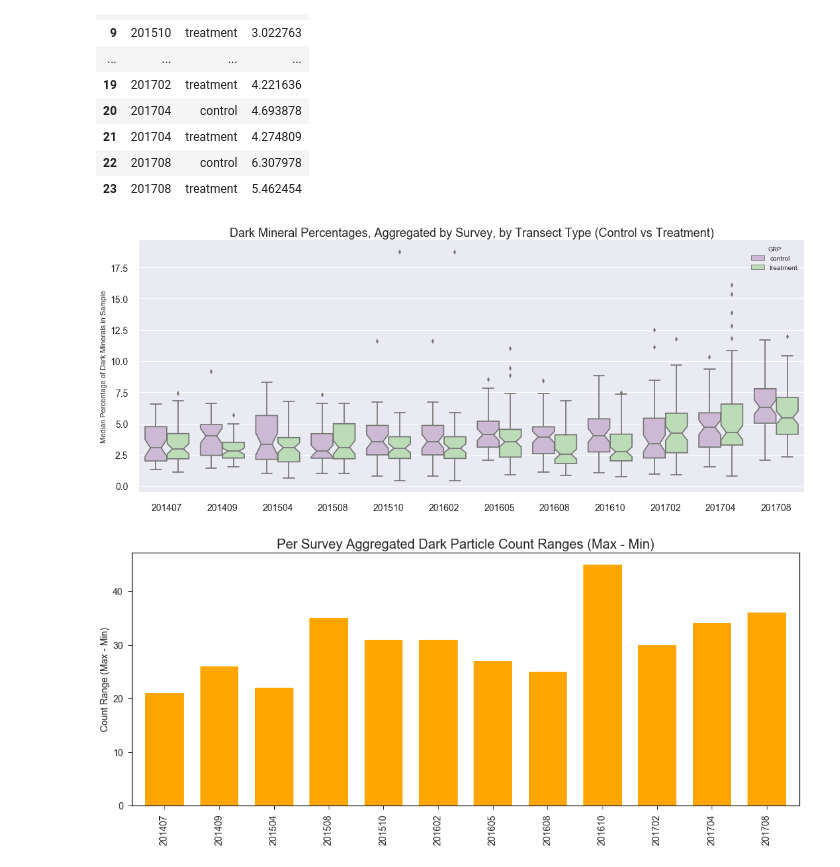
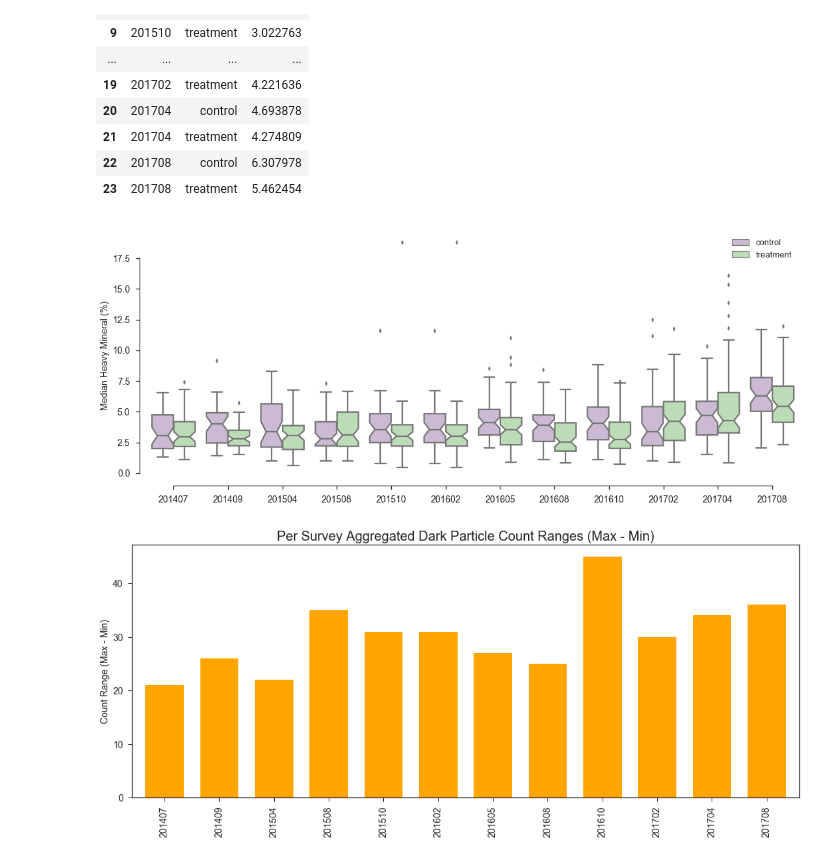
Before and after one commit to pjparis/PeaIslandBeachMonitoring, a Jupyter notebook: notebooks/Pea Island Beach Monitoring Project - Heavy Mineral Analysis.ipynb, the cells around one changed output. Cells and saved outputs as stored; diff of their text form; code cells hidden in the pictures.

Commit message:
Updates to Heavy Mineral Analysis Boxplots

```diff
--- a/notebooks/Pea Island Beach Monitoring Project - Heavy Mineral Analysis.ipynb
+++ b/notebooks/Pea Island Beach Monitoring Project - Heavy Mineral Analysis.ipynb
@@ -400,20 +401,27 @@ dfp.groupby(['Survey','GRP'])['DP'].median().reset_index()
 | 22 | 201708 | control | 6.307978 |
 | 23 | 201708 | treatment | 5.462454 |
 # %%
+sns.set(style="ticks")
+sns.set_context('talk')
+
 ### Box plot(s) of Dark Mineral Percentage Aggregated by Survey by Control vs Treatment:
 #tbl01=dfp.groupby(['Survey','GRP'])['DP'].mean().reset_index()   #plot(kind='box',legend=True)
 plt.figure(figsize=(18,7))
-sns.set()  #sns.set(style='ticks')
+#sns.set()  #sns.set(style='ticks')
 g=sns.boxplot(x='Survey', y='DP',hue='GRP', data=dfp, width=0.8, palette='PRGn', notch=True )
 sns.despine(offset=10, trim=True)
+
 plt.xticks(fontsize=14)
 plt.yticks(fontsize=14)
 plt.xlabel('')
-plt.ylabel('Median Percentage of Dark Minerals in Sample')
-plt.title('Dark Mineral Percentages, Aggregated by Survey, by Transect Type (Control vs Treatment)', fontsize=18)
-plt.savefig( '/Volumes/Beaker/projects/Pea_Island_Beach_Monitoring/HeavyMineralAnalysis/DMPBoxplots_AfterCorr.pdf')
+plt.ylabel('Median Heavy Mineral (%)')
+#plt.title('Dark Mineral Percentages, Aggregated by Survey, by Transect Type (Control vs Treatment)', fontsize=18)
+plt.legend(loc='best')
+plt.savefig( '/Users/paulp/GoogleDrive/projects/PeaIslandBeachMonitoring/plots/HeavyMineralAnalysis/DMPBoxplots_AfterCorr.pdf')
+
+### '/Volumes/Beaker/projects/Pea_Island_Beach_Monitoring/HeavyMineralAnalysis
 # %% [output]
-[figure, old version]
+[figure, new version]
 # %%
 ### compute dark mineral particle count ranges and plot these on the pivot table plot figure...
 def ComputeRanges(df_):
```
Also changed, not shown: parts of 1 cell of this notebook, 1 other file.
